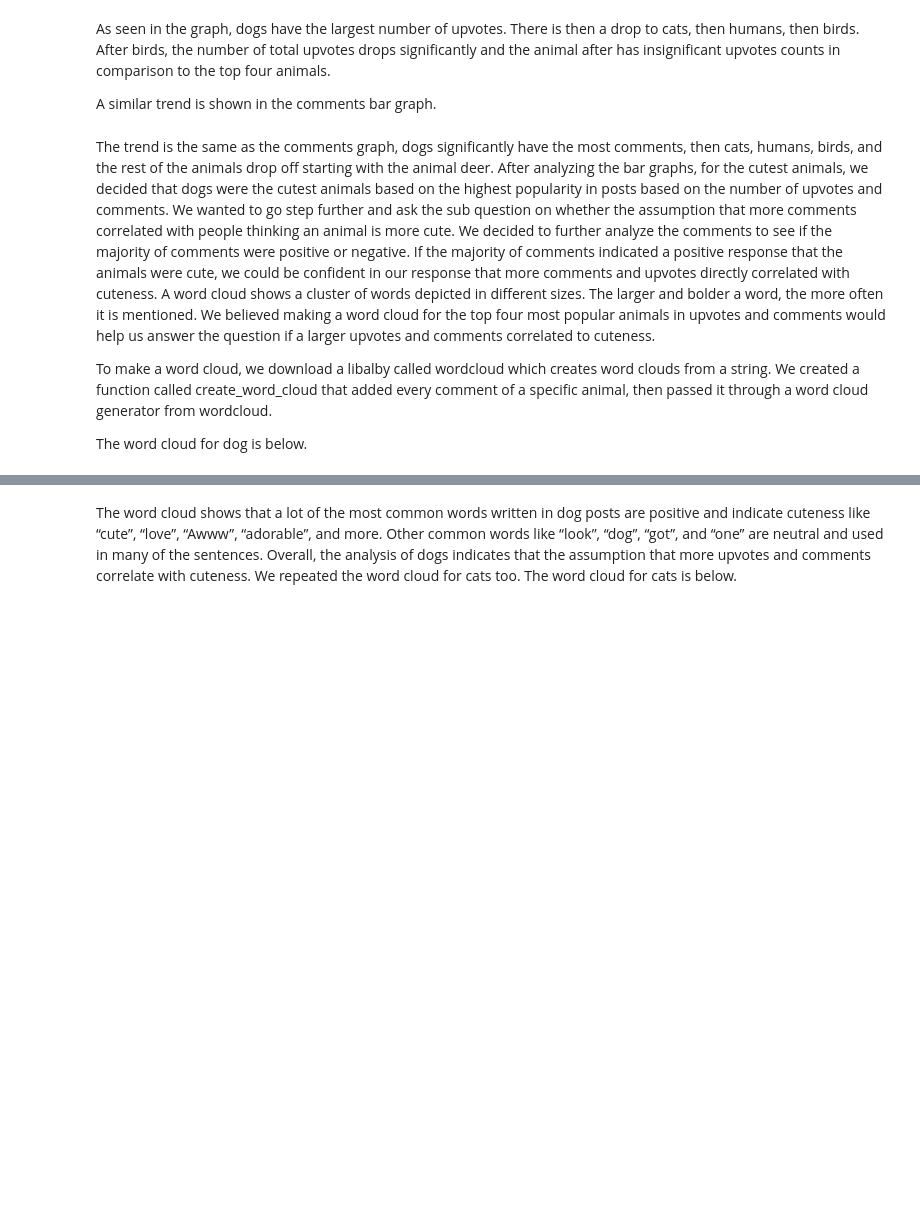
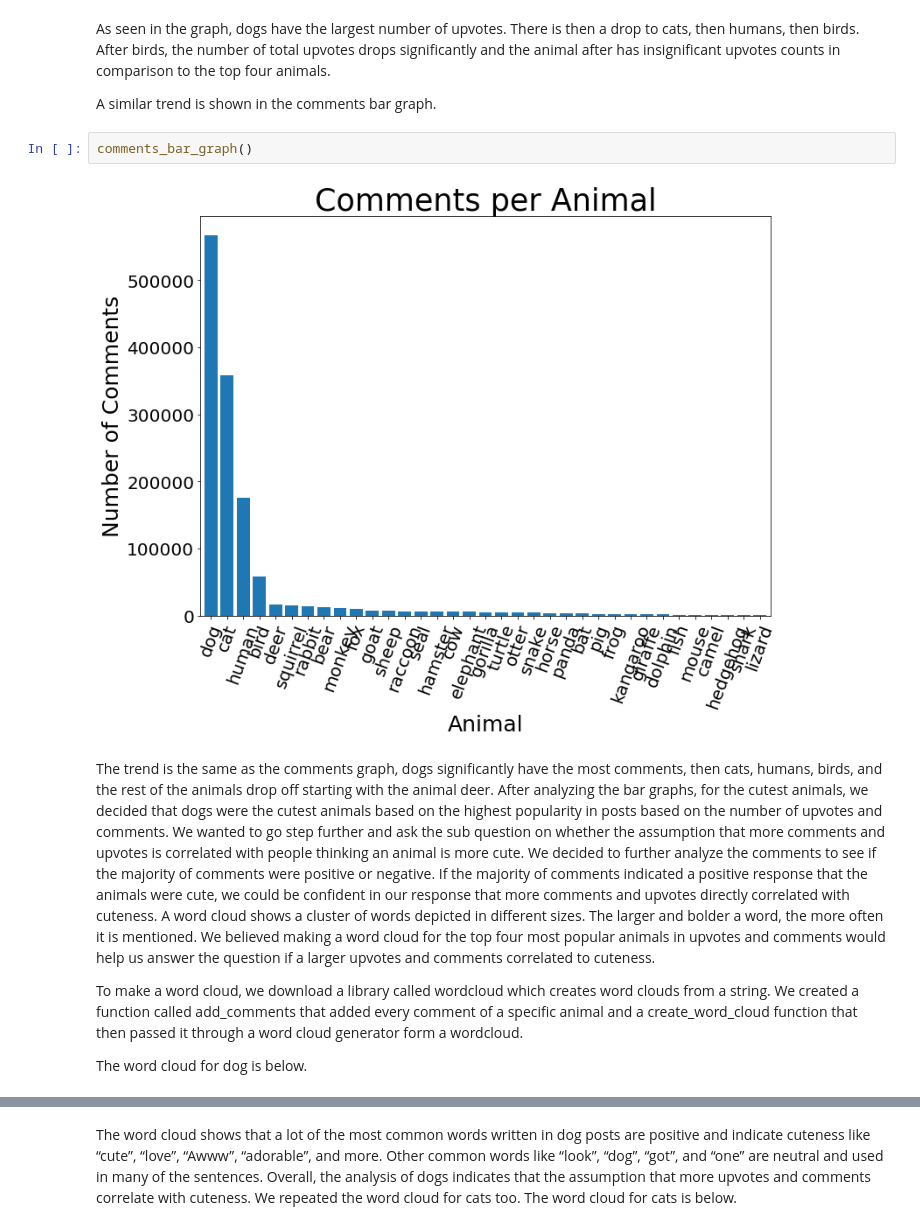
Before and after one commit to olincollege/cute-animals-reddit, a Jupyter notebook: comp_essay.ipynb, the cells around one changed output, grey strips where cells are left out. Saved outputs shown, nothing was run; the diff lists cells and outputs as text; blank space fills up the shorter version.

```diff
--- a/comp_essay.ipynb
+++ b/comp_essay.ipynb
@@ -29,10 +54,14 @@ TypeError: 'module' object is not callable
 As seen in the graph, dogs have the largest number of upvotes. There is then a drop to cats, then humans, then birds. After birds, the number of total upvotes drops significantly and the animal after has insignificant upvotes counts in comparison to the top four animals.
 
 A similar trend is shown in the comments bar graph.
+# %%
+comments_bar_graph()
+# %% [output]
+[figure, added]
 # %% [markdown]
 The trend is the same as the comments graph, dogs significantly have the most comments, then cats, humans, birds, and the rest of the animals drop off starting with the animal deer.
-After analyzing the bar graphs, for the cutest animals, we decided that dogs were the cutest animals based on the highest popularity in posts based on the number of upvotes and comments. We wanted to go step further and ask the sub question on whether the assumption that more comments correlated with people thinking an animal is more cute. We decided to further analyze the comments to see if the majority of comments were positive or negative. If the majority of comments indicated a positive response that the animals were cute, we could be confident in our response that more comments and upvotes directly correlated with cuteness. A word cloud shows a cluster of words depicted in different sizes. The larger and bolder a word, the more often it is mentioned. We believed making a word cloud for the top four most popular animals in upvotes and comments would help us answer the question if a larger upvotes and comments correlated to cuteness.
+After analyzing the bar graphs, for the cutest animals, we decided that dogs were the cutest animals based on the highest popularity in posts based on the number of upvotes and comments. We wanted to go step further and ask the sub question on whether the assumption that more comments and upvotes is correlated with people thinking an animal is more cute. We decided to further analyze the comments to see if the majority of comments were positive or negative. If the majority of comments indicated a positive response that the animals were cute, we could be confident in our response that more comments and upvotes directly correlated with cuteness. A word cloud shows a cluster of words depicted in different sizes. The larger and bolder a word, the more often it is mentioned. We believed making a word cloud for the top four most popular animals in upvotes and comments would help us answer the question if a larger upvotes and comments correlated to cuteness.
 
-To make a word cloud, we download a libalby called wordcloud which creates word clouds from a string. We created a function called create_word_cloud that added every comment of a specific animal, then passed it through a word cloud generator from wordcloud.
+To make a word cloud, we download a library called wordcloud which creates word clouds from a string. We created a function called add_comments that added every comment of a specific animal and a create_word_cloud function that then passed it through a word cloud generator form a wordcloud.
 
 The word cloud for dog is below.
```
Also changed, not shown: parts of 16 cells of this notebook, 7 other files.
